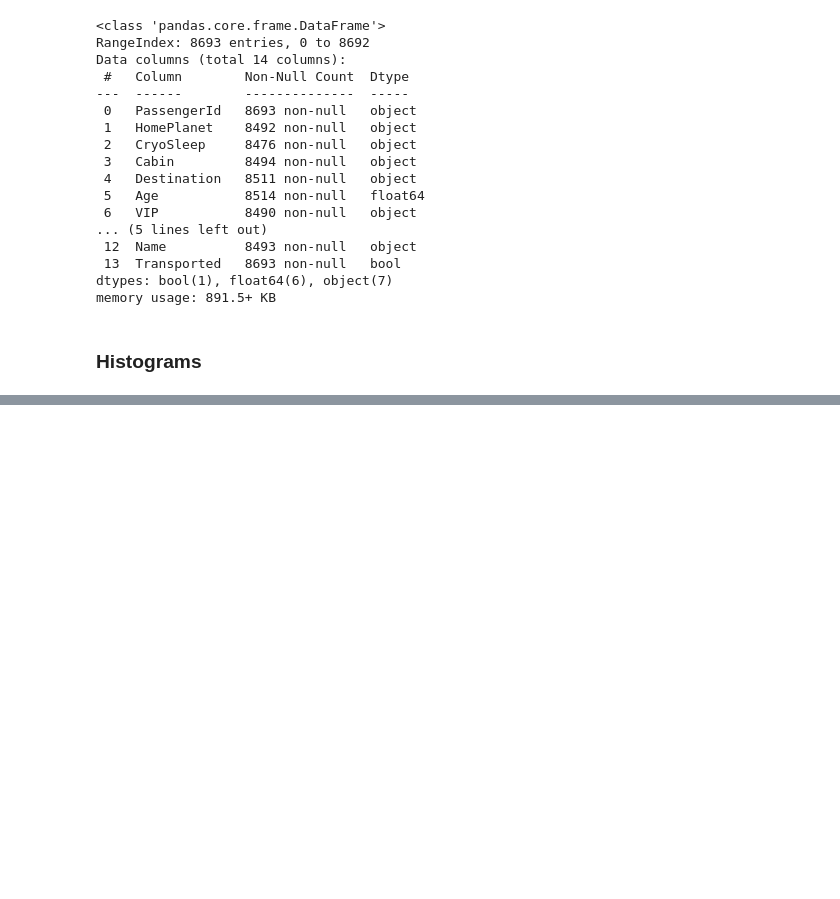
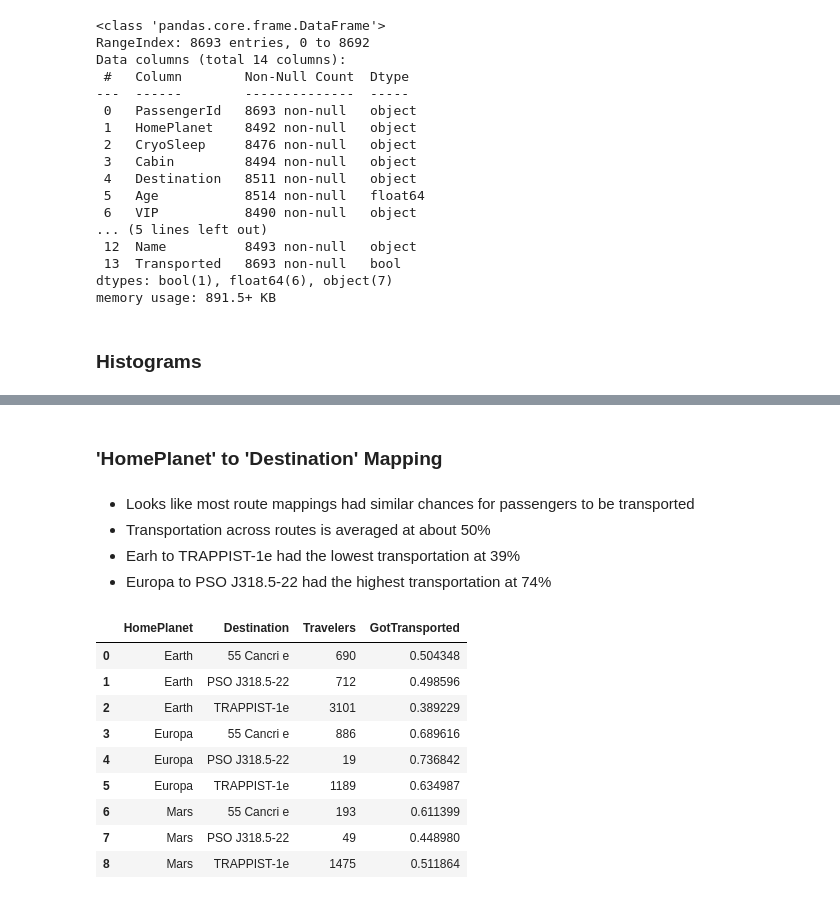
Before and after one commit to 20mattk/Kaggle-Spaceship-Titanic-Competition, a Jupyter notebook: spaceship.ipynb, the cells around one changed output, grey strips where cells are left out. Saved outputs shown, nothing was run; the diff lists cells and outputs as text; code cells hidden in the pictures; blank space fills up the shorter version.

```diff
--- a/spaceship.ipynb
+++ b/spaceship.ipynb
@@ -74,0 +86,26 @@ for c in train_df.drop(['PassengerId', 'Name'], axis=1).select_dtypes(include='n
+# %% [markdown]
+### 'HomePlanet' to 'Destination' Mapping
+# %% [markdown]
+- Looks like most route mappings had similar chances for passengers to be transported
+- Transportation across routes is averaged at about 50%
+- Earh to TRAPPIST-1e had the lowest transportation at 39%
+- Europa to PSO J318.5-22 had the highest transportation at 74%
+# %%
+grouped_df = train_df.groupby(['HomePlanet', 'Destination']).agg(
+    Travelers=('Transported', 'size'),
+    GotTransported=('Transported', 'sum')
+).reset_index()
+
+grouped_df['GotTransported'] = grouped_df['GotTransported'] / grouped_df['Travelers']
+grouped_df
+# %% [output]
+|  | HomePlanet | Destination | Travelers | GotTransported |
+| 0 | Earth | 55 Cancri e | 690 | 0.504348 |
+| 1 | Earth | PSO J318.5-22 | 712 | 0.498596 |
+| 2 | Earth | TRAPPIST-1e | 3101 | 0.389229 |
+| 3 | Europa | 55 Cancri e | 886 | 0.689616 |
+| 4 | Europa | PSO J318.5-22 | 19 | 0.736842 |
+| 5 | Europa | TRAPPIST-1e | 1189 | 0.634987 |
+| 6 | Mars | 55 Cancri e | 193 | 0.611399 |
+| 7 | Mars | PSO J318.5-22 | 49 | 0.448980 |
+| 8 | Mars | TRAPPIST-1e | 1475 | 0.511864 |
```
Also changed, not shown: parts of 25 cells of this notebook.
